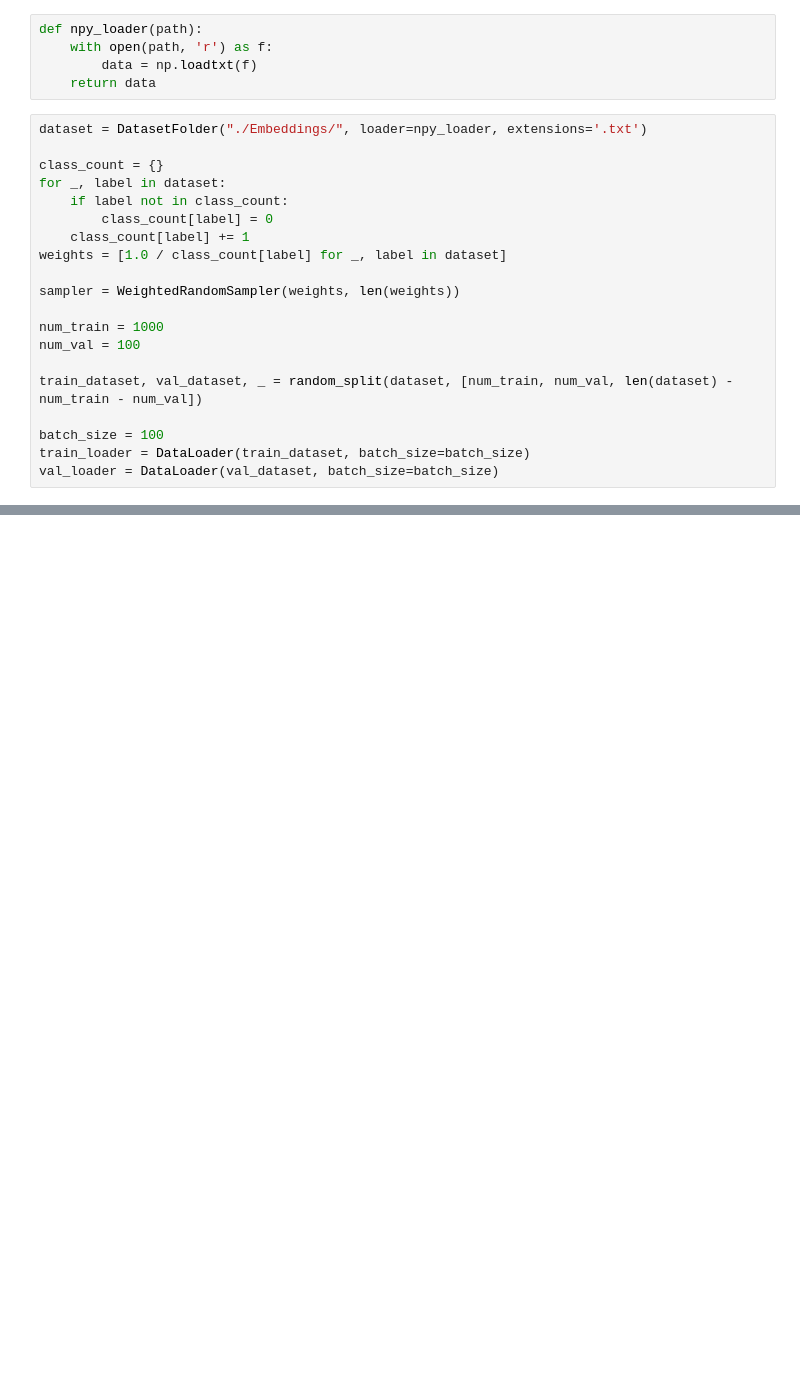
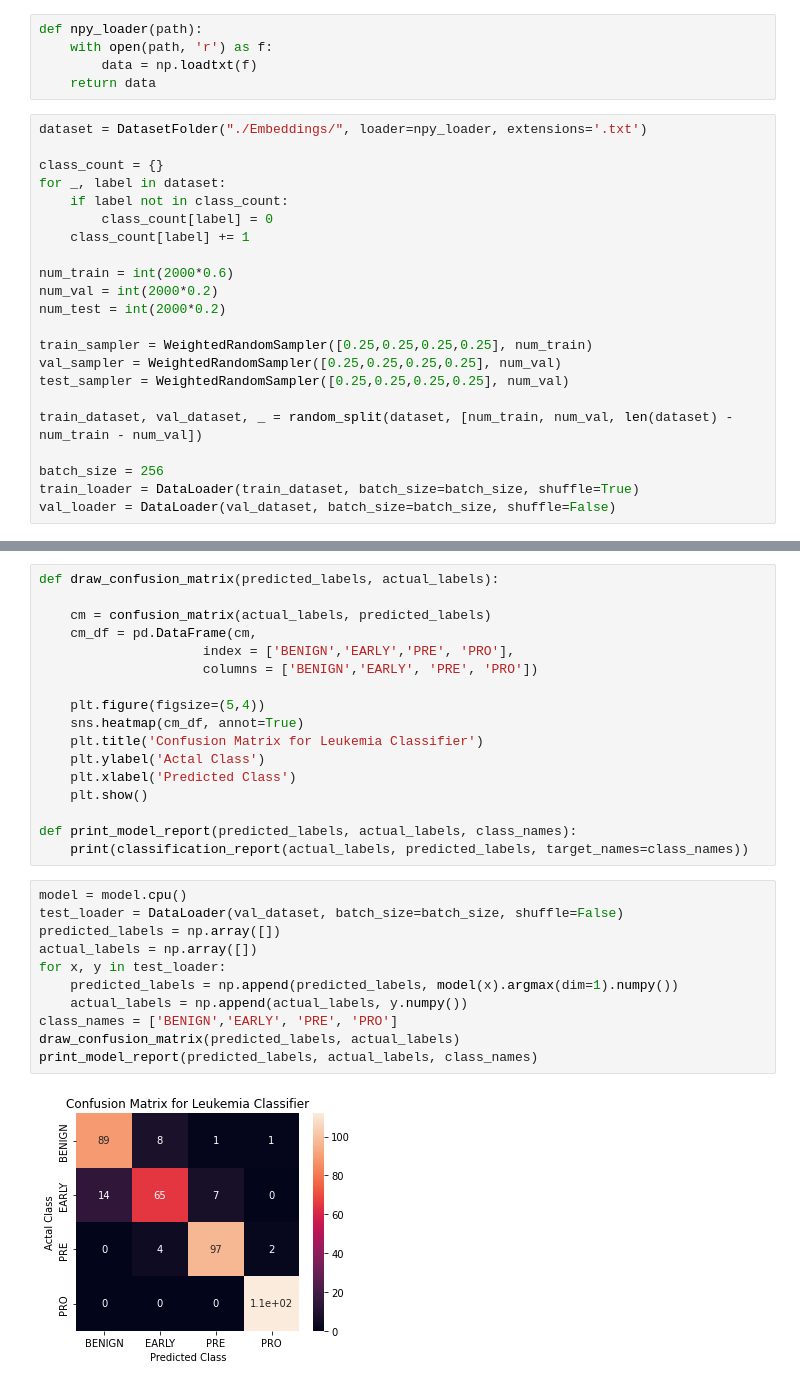
Before and after one commit to mikeacquaviva/APS360-Leukaemia-Classification, a Jupyter notebook: Training.ipynb, the cells around one changed output, grey strips where cells are left out. Drawn from its saved outputs; the diff is of its cells as text; blank space fills up the shorter version.

Commit message:
Trained the network

```diff
--- a/Training.ipynb
+++ b/Training.ipynb
@@ -17,18 +17,20 @@ for _, label in dataset:
     if label not in class_count:
         class_count[label] = 0
     class_count[label] += 1
-weights = [1.0 / class_count[label] for _, label in dataset]
 
-sampler = WeightedRandomSampler(weights, len(weights))
+num_train = int(2000*0.6)
+num_val = int(2000*0.2)
+num_test = int(2000*0.2)
 
-num_train = 1000
-num_val = 100
+train_sampler = WeightedRandomSampler([0.25,0.25,0.25,0.25], num_train)
+val_sampler = WeightedRandomSampler([0.25,0.25,0.25,0.25], num_val)
+test_sampler = WeightedRandomSampler([0.25,0.25,0.25,0.25], num_val)
 
 train_dataset, val_dataset, _ = random_split(dataset, [num_train, num_val, len(dataset) - num_train - num_val])
 
-batch_size = 100
-train_loader = DataLoader(train_dataset, batch_size=batch_size)
-val_loader = DataLoader(val_dataset, batch_size=batch_size)
+batch_size = 256
+train_loader = DataLoader(train_dataset, batch_size=batch_size, shuffle=True)
+val_loader = DataLoader(val_dataset, batch_size=batch_size, shuffle=False)
 # %%
 model = LeukemiaClassifier()
 init_weights(model)
@@ -55,0 +62,30 @@ KeyboardInterrupt:
+# %%
+def draw_confusion_matrix(predicted_labels, actual_labels):
+
+    cm = confusion_matrix(actual_labels, predicted_labels)
+    cm_df = pd.DataFrame(cm,
+                     index = ['BENIGN','EARLY','PRE', 'PRO'],
+                     columns = ['BENIGN','EARLY', 'PRE', 'PRO'])
+
+    plt.figure(figsize=(5,4))
+    sns.heatmap(cm_df, annot=True)
+    plt.title('Confusion Matrix for Leukemia Classifier')
+    plt.ylabel('Actal Class')
+    plt.xlabel('Predicted Class')
+    plt.show()
+
+def print_model_report(predicted_labels, actual_labels, class_names):
+    print(classification_report(actual_labels, predicted_labels, target_names=class_names))
+# %%
+model = model.cpu()
+test_loader = DataLoader(val_dataset, batch_size=batch_size, shuffle=False)
+predicted_labels = np.array([])
+actual_labels = np.array([])
+for x, y in test_loader:
+    predicted_labels = np.append(predicted_labels, model(x).argmax(dim=1).numpy())
+    actual_labels = np.append(actual_labels, y.numpy())
+class_names = ['BENIGN','EARLY', 'PRE', 'PRO']
+draw_confusion_matrix(predicted_labels, actual_labels)
+print_model_report(predicted_labels, actual_labels, class_names)
+# %% [output]
+[figure, added]
```
Also changed, not shown: parts of 4 cells of this notebook, 1 other file.
